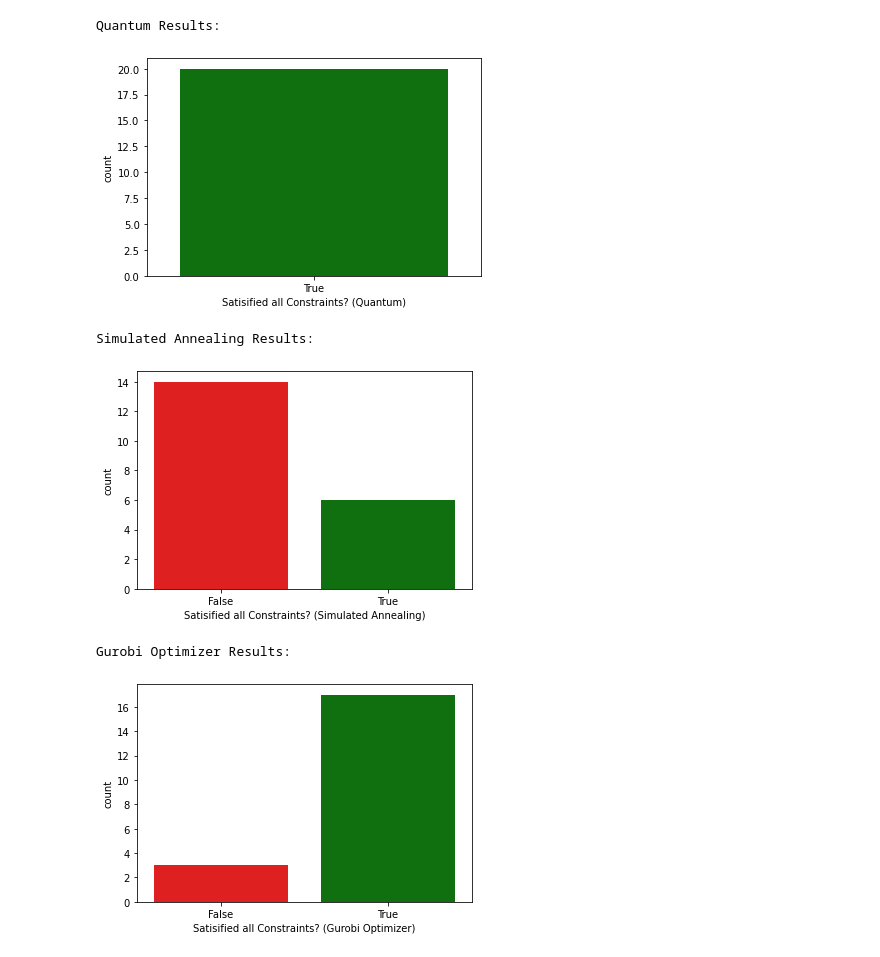
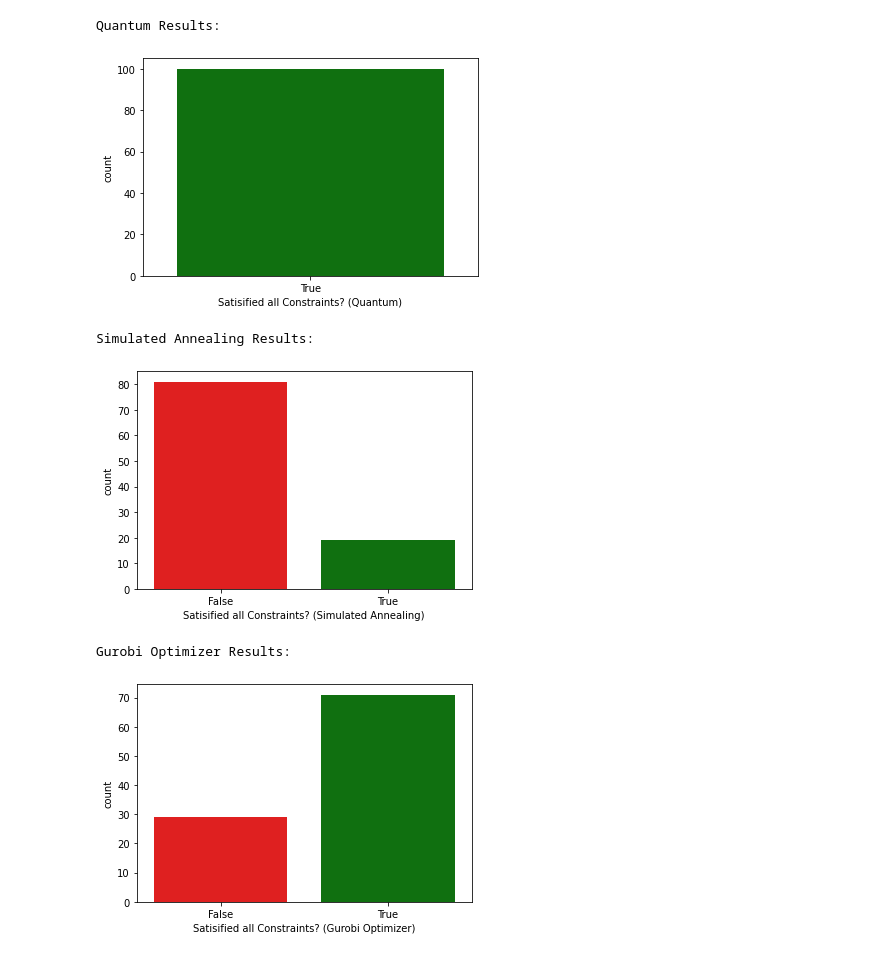
Before and after one commit to ab-jiteshlalwani/EOS, a Jupyter notebook: EOS Scheduling Optimization Demo.ipynb, the cells around one changed output. Cells and saved outputs as stored; diff of their text form; code cells hidden in the pictures.

```diff
--- a/EOS Scheduling Optimization Demo.ipynb
+++ b/EOS Scheduling Optimization Demo.ipynb
@@ -84 +140,4 @@ eos_results_df.head(20)
+# %%
+excel_file = 'data/results-eos-100.xlsx'
+eos_benchmark_df = pd.read_excel(excel_file)
 # %%
@@ -96,21 +155,21 @@ eos_results_df.describe()
 # %%
 print('Quantum Results:')
-eos_results_df["Satisified all Constraints? (Quantum)"].value_counts()
-sns.countplot(eos_results_df['Satisified all Constraints? (Quantum)'], palette=['g']);
+eos_benchmark_df["Satisified all Constraints? (Quantum)"].value_counts()
+sns.countplot(eos_benchmark_df['Satisified all Constraints? (Quantum)'], palette=['g']);
 # %% [output]
 Quantum Results:
-[figure, old version]
+[figure, new version]
 # %%
 print('Simulated Annealing Results:')
-eos_results_df["Satisified all Constraints? (Simulated Annealing)"].value_counts()
-sns.countplot(eos_results_df['Satisified all Constraints? (Simulated Annealing)'], palette=['r', 'g']);
+eos_benchmark_df["Satisified all Constraints? (Simulated Annealing)"].value_counts()
+sns.countplot(eos_benchmark_df['Satisified all Constraints? (Simulated Annealing)'], palette=['r', 'g']);
 # %% [output]
 Simulated Annealing Results:
-[figure, old version]
+[figure, new version]
 # %%
 print('Gurobi Optimizer Results:')
-eos_results_df["Satisified all Constraints? (Gurobi Optimizer)"].value_counts()
-sns.countplot(eos_results_df['Satisified all Constraints? (Gurobi Optimizer)'], palette=['r', 'g']);
+eos_benchmark_df["Satisified all Constraints? (Gurobi Optimizer)"].value_counts()
+sns.countplot(eos_benchmark_df['Satisified all Constraints? (Gurobi Optimizer)'], palette=['r', 'g']);
 # %% [output]
 Gurobi Optimizer Results:
-[figure, old version]
+[figure, new version]
```
Also changed, not shown: parts of 19 cells of this notebook, 17 other files.
